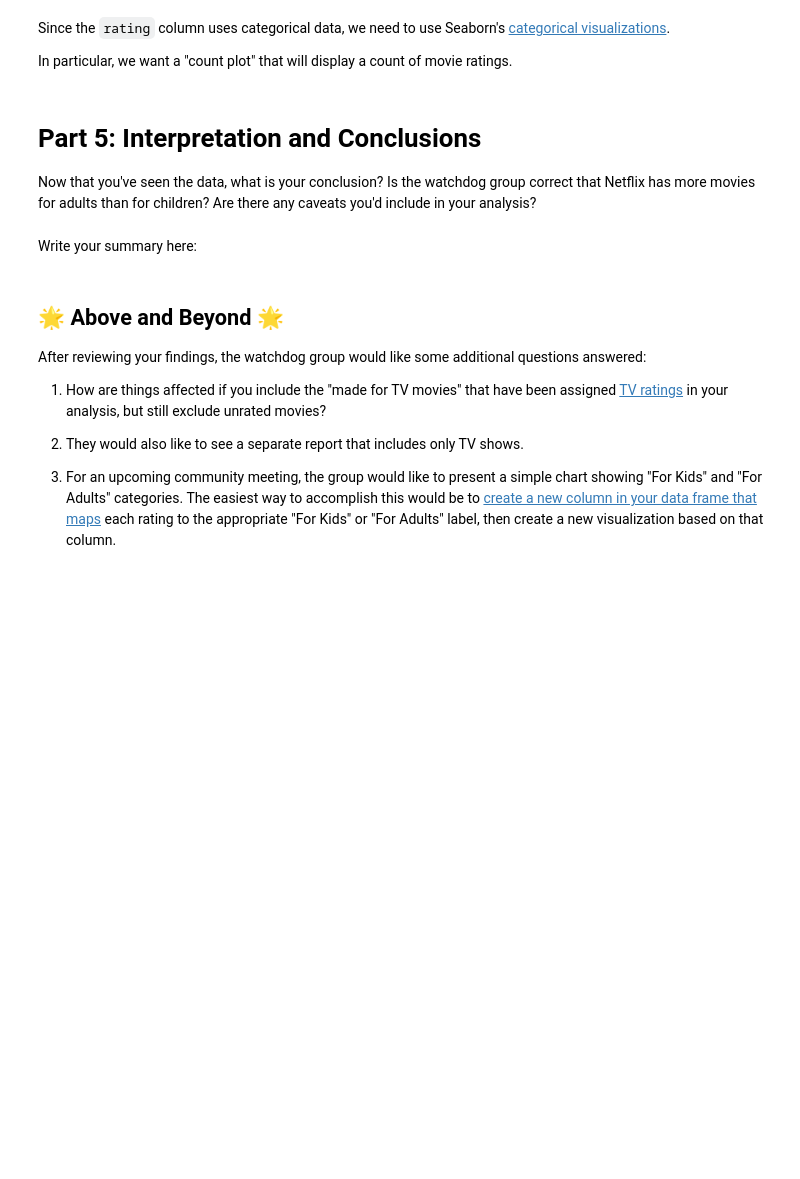
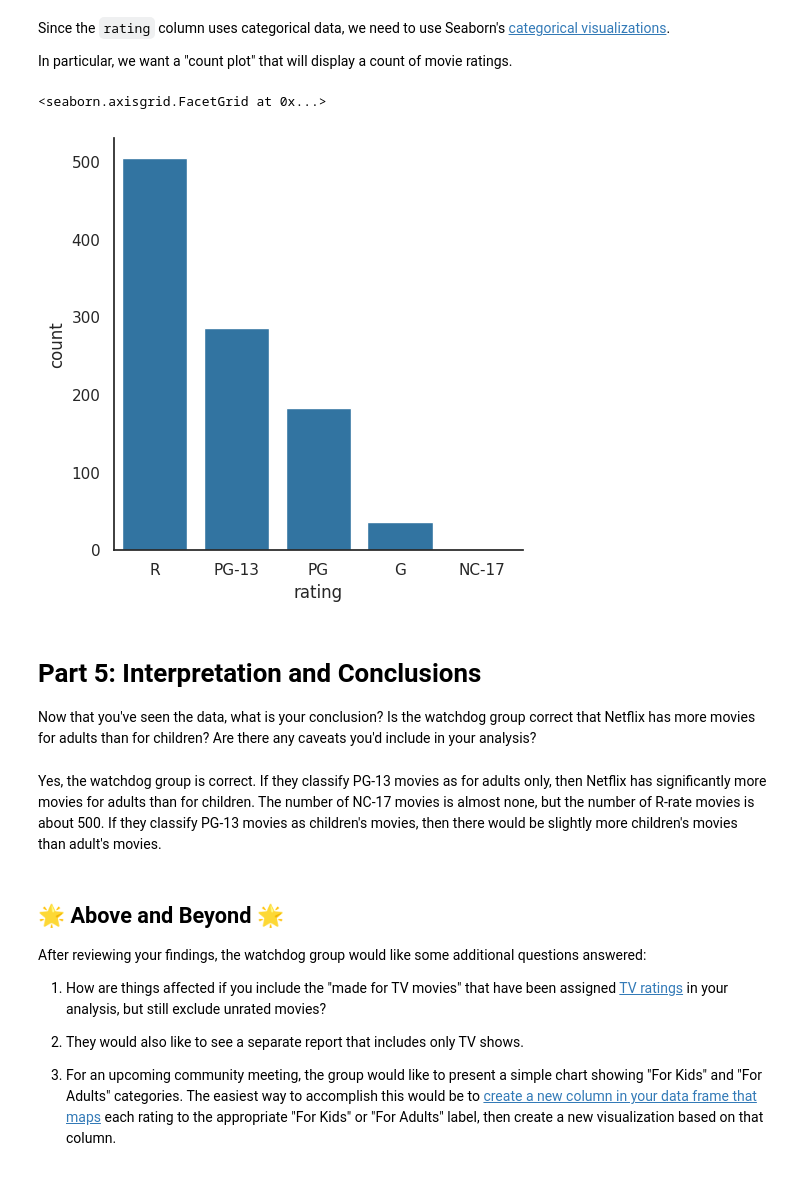
Before and after one commit to pal24032/mary-palmer-mp, a Jupyter notebook: notebooks/Exploration_01_Polars.ipynb, the cells around one changed output. Cells and saved outputs as stored; diff of their text form; code cells hidden in the pictures; blank space fills up the shorter version.

```diff
--- a/notebooks/Exploration_01_Polars.ipynb
+++ b/notebooks/Exploration_01_Polars.ipynb
@@ -283,20 +284,26 @@ Optionally, you may wish to set some default chart aesthetics by [setting the ch
 # %%
 # Import the seaborn library the conventional way. Then optionally configure
 # the default chart style.
+import seaborn as sns
+sns.set_theme(style="white", palette=None)
 # %% [markdown]
 Since the `rating` column uses categorical data, we need to use Seaborn's [categorical visualizations](https://seaborn.pydata.org/tutorial/categorical.html).
 
 In particular, we want a "count plot" that will display a count of movie ratings.
 # %%
 # Use seaborn to create a count plot comparing the count of each movie rating
+sns.catplot(data = npaa_movies, x = "rating", kind = "count")
+# %% [output]
+<seaborn.axisgrid.FacetGrid at 0x...>
+[figure, added]
 # %% [markdown]
 # Part 5: Interpretation and Conclusions
 
 Now that you've seen the data, what is your conclusion? Is the watchdog group
 correct that Netflix has more movies for adults than for children? Are there any
 caveats you'd include in your analysis?
-# %% [markdown]
-Write your summary here:
+# %% [markdown]
+Yes, the watchdog group is correct. If they classify PG-13 movies as for adults only, then Netflix has significantly more movies for adults than for children. The number of NC-17 movies is almost none, but the number of R-rate movies is about 500. If they classify PG-13 movies as children's movies, then there would be slightly more children's movies than adult's movies.
 # %% [markdown]
 ## 🌟 Above and Beyond 🌟
 
```
Also changed, not shown: parts of 1 cell of this notebook.
